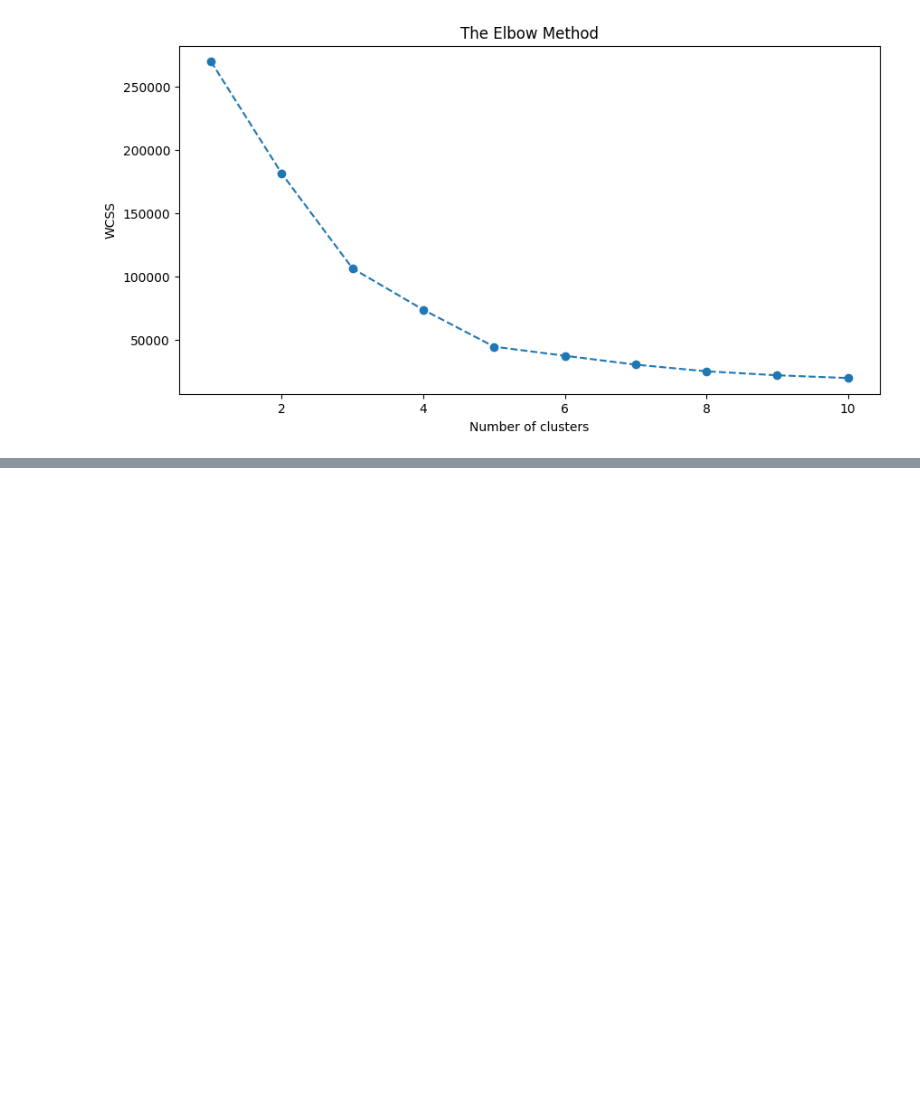
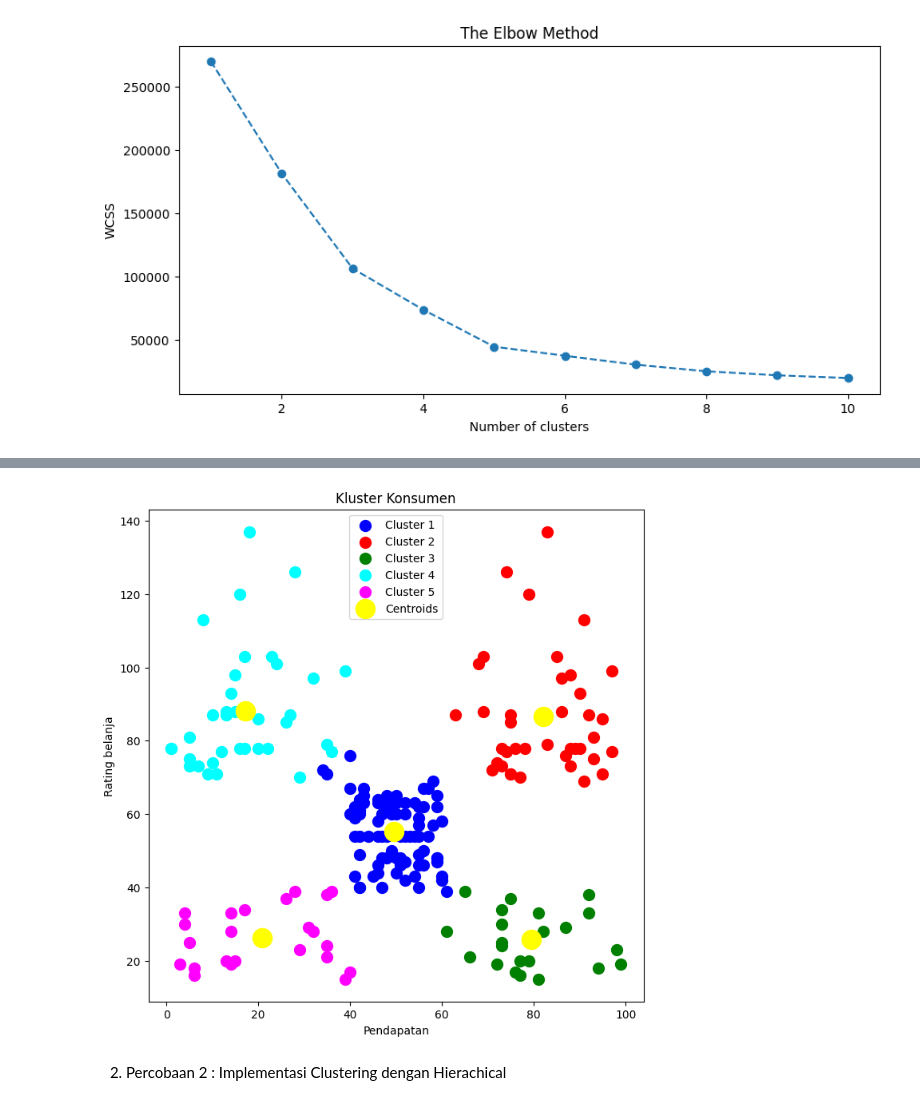
Before and after one commit to ImNotDanish05/2025_KC_TI-1A, a Jupyter notebook: P10_Unsupervise_Learning - Clustering.ipynb, the cells around one changed output, grey strips where cells are left out. Drawn from its saved outputs; the diff is of its cells as text; code cells hidden in the pictures; blank space fills up the shorter version.

```diff
--- a/P10_Unsupervise_Learning - Clustering.ipynb
+++ b/P10_Unsupervise_Learning - Clustering.ipynb
@@ -74,0 +97,19 @@ array([2, 4, 2, 4, 2, 4, 2, 4, 2, 4, 2, 4, 2, 4, 0, 4, 2, 0, 0, 4, 2, 4,
+# %%
+# Visualisasi Hasil Cluster
+plt.figure(figsize=(8, 8))
+X_np = X.values
+plt.scatter(X_np[y_kmeans == 0, 0], X_np[y_kmeans == 0, 1], s = 100, c = 'blue', label = 'Cluster 1')
+plt.scatter(X_np[y_kmeans == 1, 0], X_np[y_kmeans == 1, 1], s = 100, c = 'red', label = 'Cluster 2')
+plt.scatter(X_np[y_kmeans == 2, 0], X_np[y_kmeans == 2, 1], s = 100, c = 'green', label = 'Cluster 3')
+plt.scatter(X_np[y_kmeans == 3, 0], X_np[y_kmeans == 3, 1], s = 100, c = 'cyan', label = 'Cluster 4')
+plt.scatter(X_np[y_kmeans == 4, 0], X_np[y_kmeans == 4, 1], s = 100, c = 'magenta', label = 'Cluster 5')
+plt.scatter(kmeans.cluster_centers_[:, 0], kmeans.cluster_centers_[:, 1], s = 300, c = 'yellow', label = 'Centroids')
+plt.title('Kluster Konsumen')
+plt.xlabel('Pendapatan')
+plt.ylabel('Rating belanja')
+plt.legend()
+plt.show()
+# %% [output]
+[figure, added]
+# %% [markdown]
+2.	Percobaan 2 : Implementasi Clustering dengan Hierachical
```
Also changed, not shown: parts of 3 cells of this notebook.
